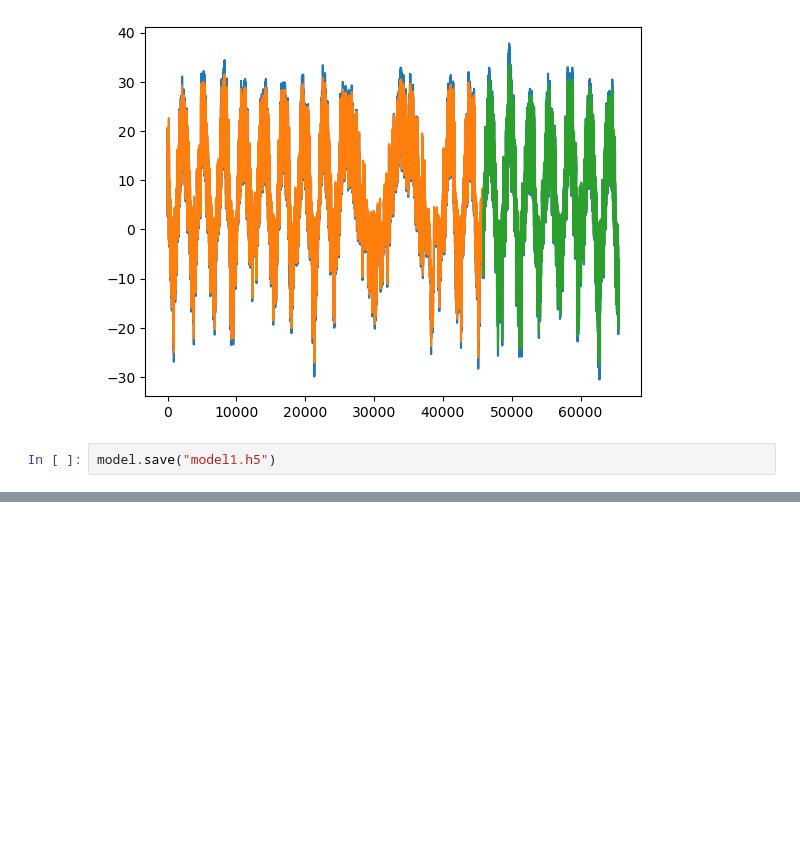
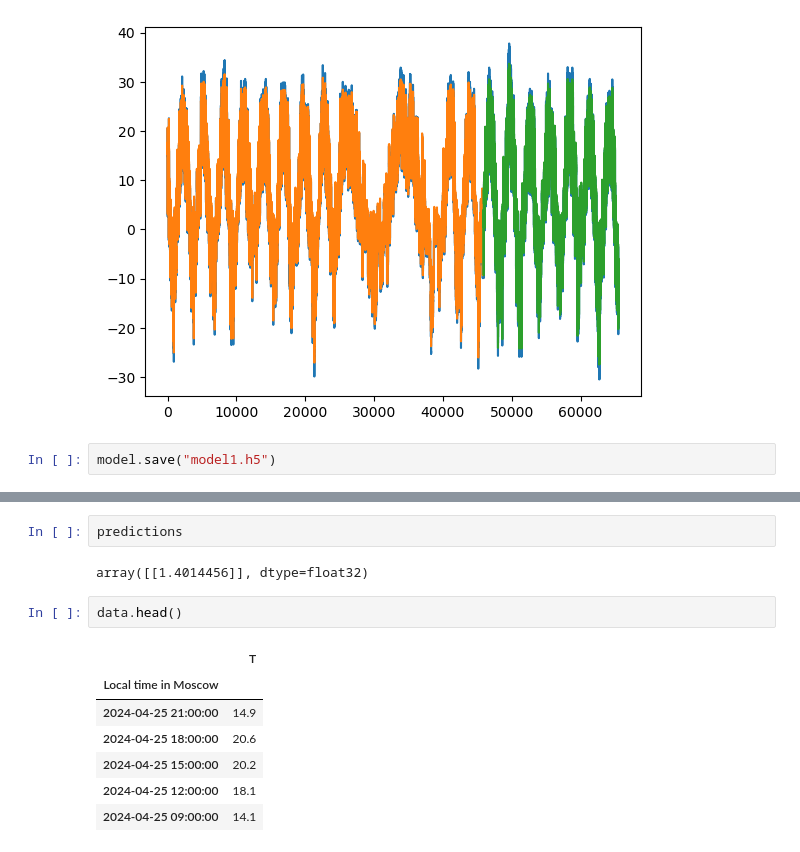
Before and after one commit to PeterOstr/kaggle, a Jupyter notebook: airflow_train1/weather_api_train.ipynb, the cells around one changed output, grey strips where cells are left out. Drawn from its saved outputs; the diff is of its cells as text; blank space fills up the shorter version.

```diff
--- a/airflow_train1/weather_api_train.ipynb
+++ b/airflow_train1/weather_api_train.ipynb
@@ -825,0 +881,14 @@ model.save("model1.h5")
+# %%
+predictions
+# %% [output]
+array([[1.4014456]], dtype=float32)
+# %%
+data.head()
+# %% [output]
+|  | T |
+| Local time in Moscow |  |
+| 2024-04-25 21:00:00 | 14.9 |
+| 2024-04-25 18:00:00 | 20.6 |
+| 2024-04-25 15:00:00 | 20.2 |
+| 2024-04-25 12:00:00 | 18.1 |
+| 2024-04-25 09:00:00 | 14.1 |
```
Also changed, not shown: parts of 10 cells of this notebook, 1 other file.
